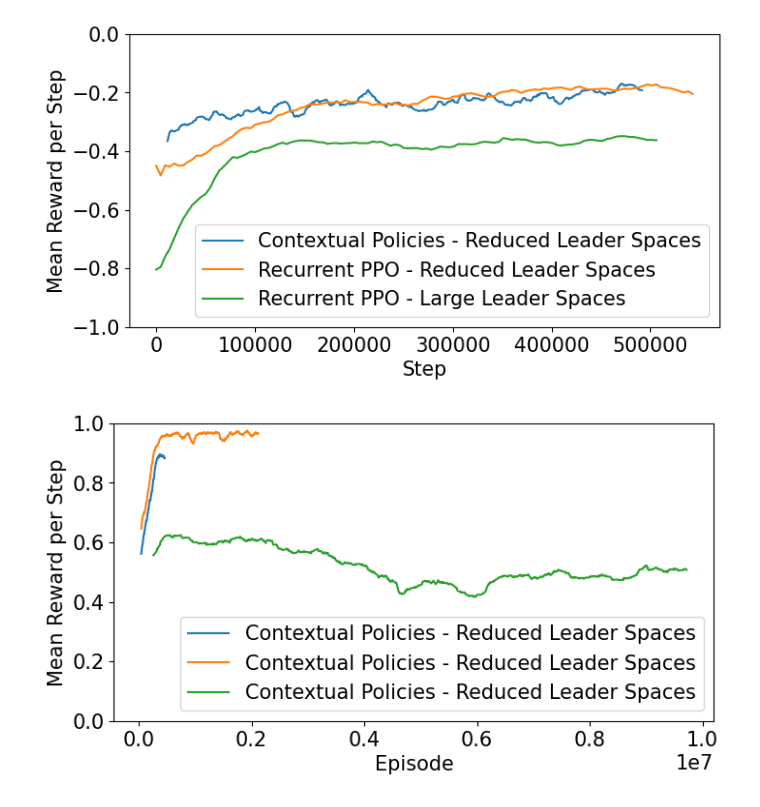
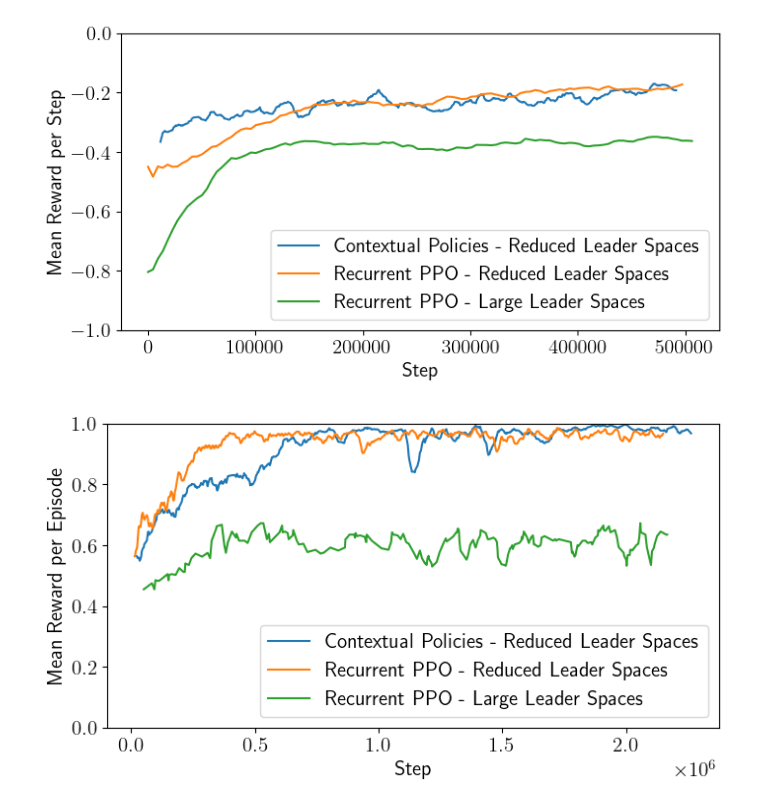
Before and after one commit to LeonardSchroeter/forl-stackelberg, a Jupyter notebook: generate_plots_drone_game.ipynb, the cells around one changed output. Drawn from its saved outputs; the diff is of its cells as text; code cells hidden in the pictures.

Commit message:
Change drone game plotting script

```diff
--- a/generate_plots_drone_game.ipynb
+++ b/generate_plots_drone_game.ipynb
@@ -33,8 +33,8 @@ plt.rcParams.update({'font.size': 15})
 # Create the plot
 plt.figure(figsize=(8, 4))
 plt.plot(contextual_follower["Step"][20:-20], smooth(contextual_follower["Value"], 40)[20:-20], label='Contextual Policies - Reduced Leader Spaces')
-plt.plot((rl2_follower["Step"]*57*80)[:120], smooth(rl2_follower["ancient-yogurt-6 - mean meta-episode return"]/3, 1)[:120], label='Recurrent PPO - Reduced Leader Spaces')
-plt.plot((rl2_cont_follower["Step"]*57*80), smooth(rl2_cont_follower["smart-pyramid-7 - mean meta-episode return"], 1)/3, label='Recurrent PPO - Large Leader Spaces')
+plt.plot((rl2_follower["Step"]*57*80)[:110], (rl2_follower["ancient-yogurt-6 - mean meta-episode return"]/3)[:110], label='Recurrent PPO - Reduced Leader Spaces')
+plt.plot((rl2_cont_follower["Step"]*57*80), rl2_cont_follower["smart-pyramid-7 - mean meta-episode return"]/3, label='Recurrent PPO - Large Leader Spaces')
 # plt.plot(follower_rnn["Step"].to_numpy(), follower_rnn["celestial-elevator-24 - mean evaluation reward"].to_numpy(), label='Recurrent PPO (Ours)')
 
 # Add labels and title
@@ -52,36 +52,36 @@ plt.ylim(-1., 0.)
 # Display the plot
 plt.show()
 # %% [output]
-[figure, old version]
+[figure, new version]
 # %%
 import matplotlib.pyplot as plt
 import numpy as np
 
 # make text size of all labels larger
 plt.rcParams.update({'font.size': 15})
 
 # make font to latex style
-#plt.rc('text', usetex=True)
+plt.rc('text', usetex=True)
 
 # Create the plot
 plt.figure(figsize=(8, 4))
-plt.plot(contextual_leader["Step"][20:-20], smooth(contextual_leader["Value"], 40)[20:-20], label='Contextual Policies - Reduced Leader Spaces')
-plt.plot(rl2_leader["Step"][20:-20], smooth(rl2_leader["Value"], 40)[20:-20], label='Contextual Policies - Reduced Leader Spaces')
-plt.plot(rl2_cont_leader["Step"][20:-20], smooth(rl2_cont_leader["Value"], 40)[20:-20], label='Contextual Policies - Reduced Leader Spaces')
+plt.plot(contextual_leader["Step"][5:750], smooth(contextual_leader["Value"], 10)[5:750], label='Contextual Policies - Reduced Leader Spaces')
+plt.plot(rl2_leader["Step"][5:-5], smooth(rl2_leader["Value"], 10)[5:-5], label='Recurrent PPO - Reduced Leader Spaces')
+plt.plot(rl2_cont_leader["Step"][2:220], smooth(rl2_cont_leader["Value"], 4)[2:220], label='Recurrent PPO - Large Leader Spaces')
 
 # Add labels and title
-plt.xlabel('Episode')
-plt.ylabel('Mean Reward per Step')
+plt.xlabel('Step')
+plt.ylabel('Mean Reward per Episode')
 #plt.title('Leader Mean Reward')
 plt.legend()
 
 # ylim
 plt.ylim(0, 1.0)
 
 # put legend bottom right
 plt.legend(loc='lower right')
 
 # Display the plot
 plt.show()
 # %% [output]
-[figure, old version]
+[figure, new version]
```
Also changed, not shown: parts of 1 cell of this notebook, 13 other files.
